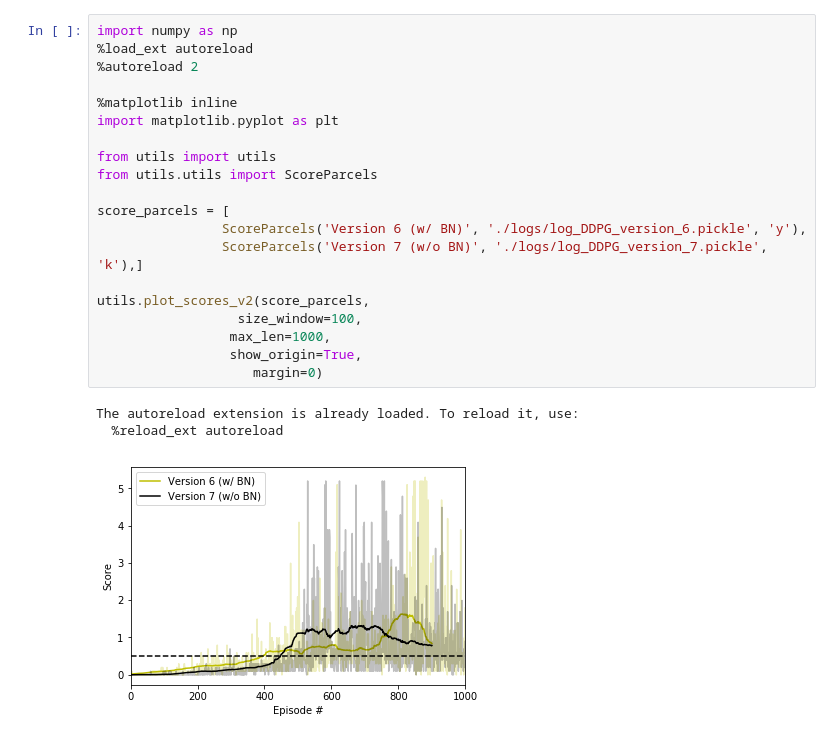
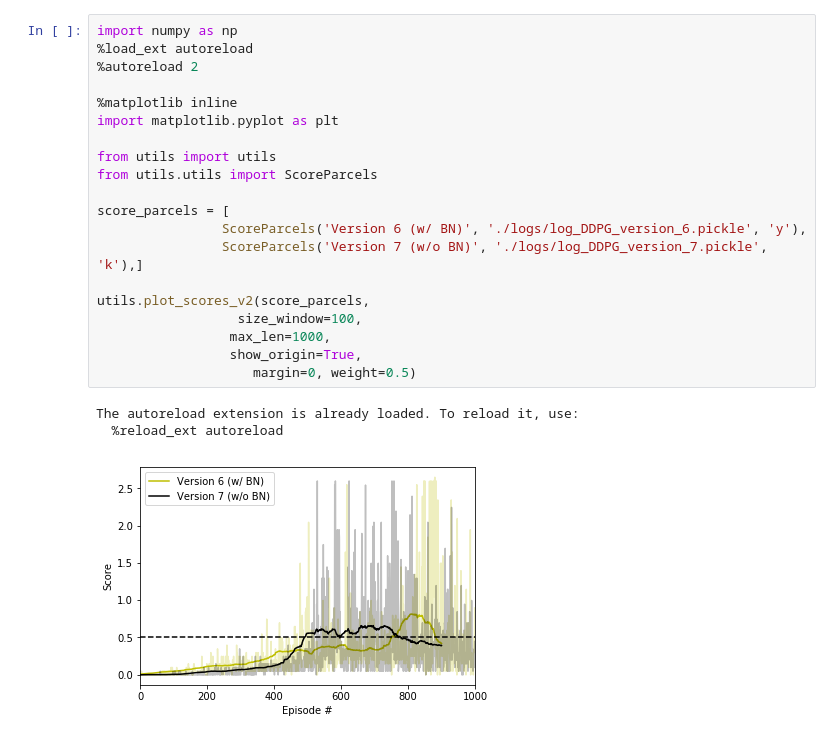
Before and after one commit to Brandon-HY-Lin/deep-reinforcement-learning, a Jupyter notebook: p3_collab-compet/DDPG/Report_DDPG_draft.ipynb, the cells around one changed output. Cells and saved outputs as stored; diff of their text form.

```diff
--- a/p3_collab-compet/DDPG/Report_DDPG_draft.ipynb
+++ b/p3_collab-compet/DDPG/Report_DDPG_draft.ipynb
@@ -238,24 +258,24 @@ The autoreload extension is already loaded. To reload it, use:
 # %%
 import numpy as np
 %load_ext autoreload
 %autoreload 2
 
 %matplotlib inline
 import matplotlib.pyplot as plt
 
 from utils import utils
 from utils.utils import ScoreParcels
 
 score_parcels = [
                 ScoreParcels('Version 6 (w/ BN)', './logs/log_DDPG_version_6.pickle', 'y'),
                 ScoreParcels('Version 7 (w/o BN)', './logs/log_DDPG_version_7.pickle', 'k'),]
 
 utils.plot_scores_v2(score_parcels,
                   size_window=100,
                  max_len=1000,
                  show_origin=True,
-                    margin=0)
+                    margin=0, weight=0.5)
 # %% [output]
 The autoreload extension is already loaded. To reload it, use:
   %reload_ext autoreload
-[figure, old version]
+[figure, new version]
```
Also changed, not shown: parts of 4 cells of this notebook, 8 other files.
